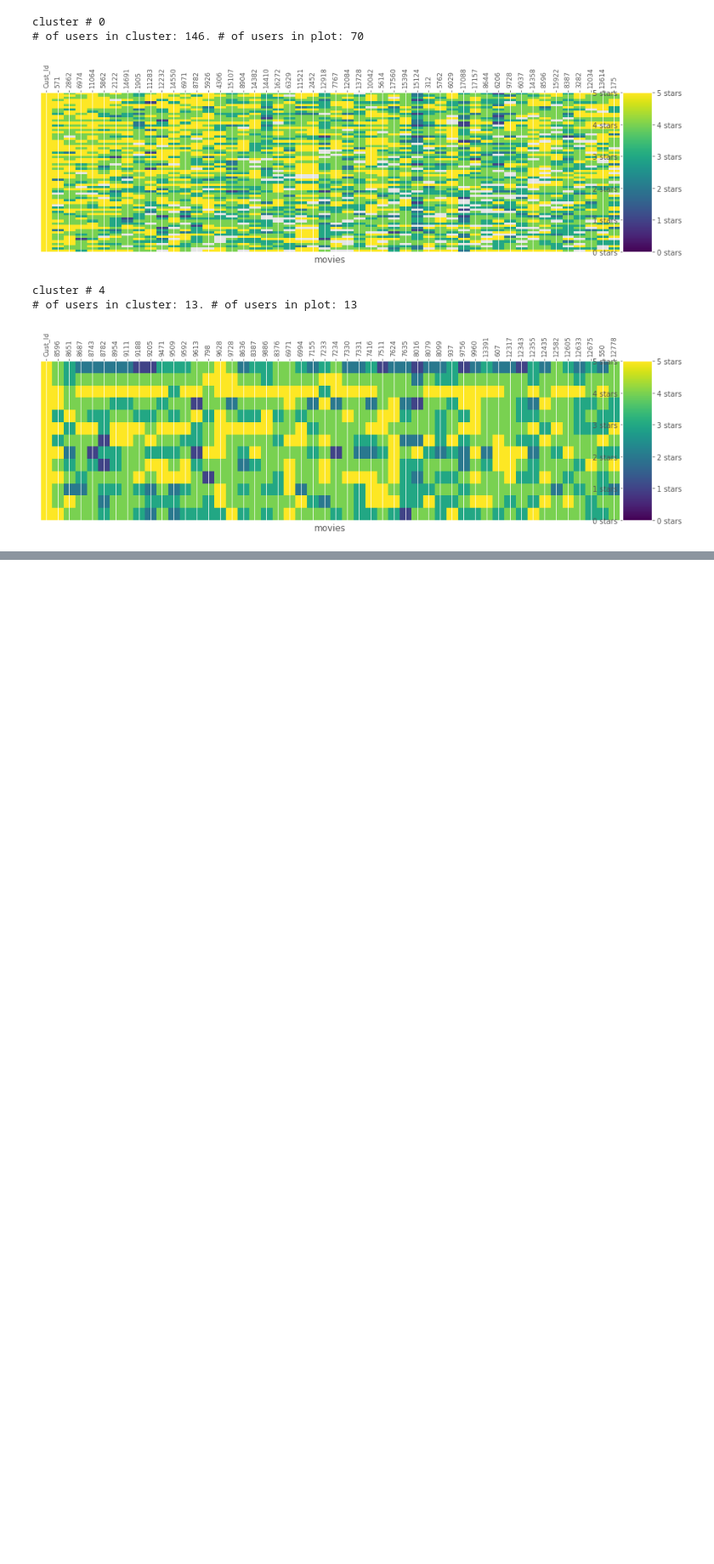
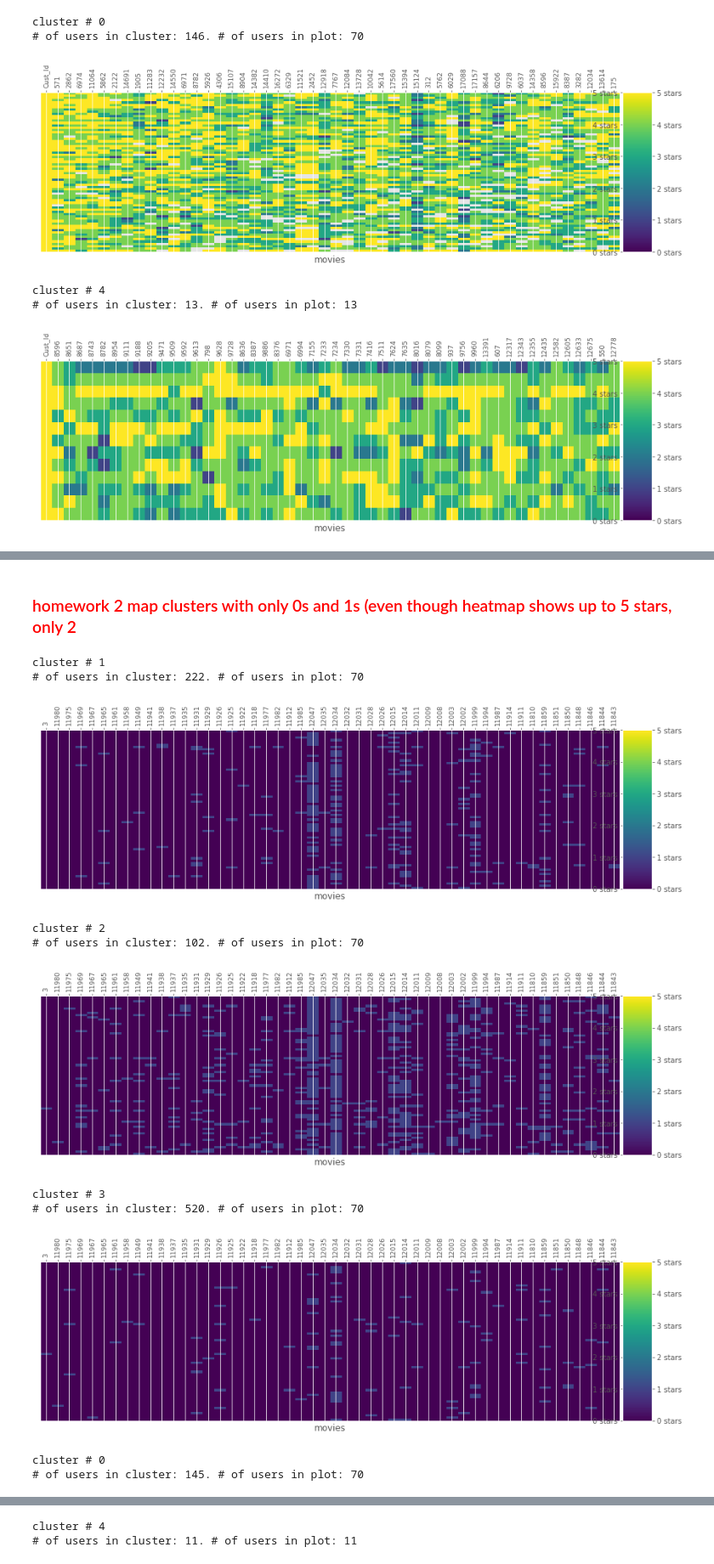
Before and after one commit to stevenbowler/NetflixStudy, a Jupyter notebook: notebooks/netflixstudyEDAv3.ipynb, the cells around one changed output, grey strips where cells are left out. Shown: that part at 85% size. Saved outputs shown, nothing was run; the diff lists cells and outputs as text; code cells hidden in the pictures; blank space fills up the shorter version.

```diff
--- a/notebooks/netflixstudyEDAv3.ipynb
+++ b/notebooks/netflixstudyEDAv3.ipynb
@@ -358,0 +444,6 @@ cluster # 4
+# %%
+# drop Cust_Id column
+df_p_not_nan.drop('Cust_Id',axis=1, inplace=True)
+# %%
+# convert boolean to int
+df_p_not_nan_int = df_p_not_nan.astype(int)
@@ -358,0 +468,28 @@ cluster # 4
+# %%
+# again due to size of dataset, use first 1000 rows, then run full dataset up on cloud with extra CPUs and Memory
+df_p_short2 = df_p_not_nan_int.head(1000)
+# %% [markdown]
+### <font color=red>homework 2 map clusters with only 0s and 1s (even though heatmap shows up to 5 stars, only 2
+# %%
+predictions2 = KMeans(n_clusters=5, algorithm='full').fit_predict(df_p_short2)
+# %%
+#  same as with ratings, show cluster heatmaps for 70 users and 50 movies
+max_users = 70
+max_movies = 50
+
+# not sure use df_p or sparse_ratings
+clustered = pd.concat([df_p_short2.reset_index(), pd.DataFrame({'group':predictions2})], axis=1)
+# helper.draw_movie_clusters(clustered, max_users, max_movies)
+draw_movie_clusters(clustered, max_users, max_movies)
+# %% [output]
+cluster # 1
+# of users in cluster: 222. # of users in plot: 70
+[figure, added]
+cluster # 2
+# of users in cluster: 102. # of users in plot: 70
+[figure, added]
+cluster # 3
+# of users in cluster: 520. # of users in plot: 70
+[figure, added]
+cluster # 0
+# of users in cluster: 145. # of users in plot: 70
@@ -358,0 +497,2 @@ cluster # 4
+cluster # 4
+# of users in cluster: 11. # of users in plot: 11
```
Also changed, not shown: parts of 20 cells of this notebook, 3 other files.
